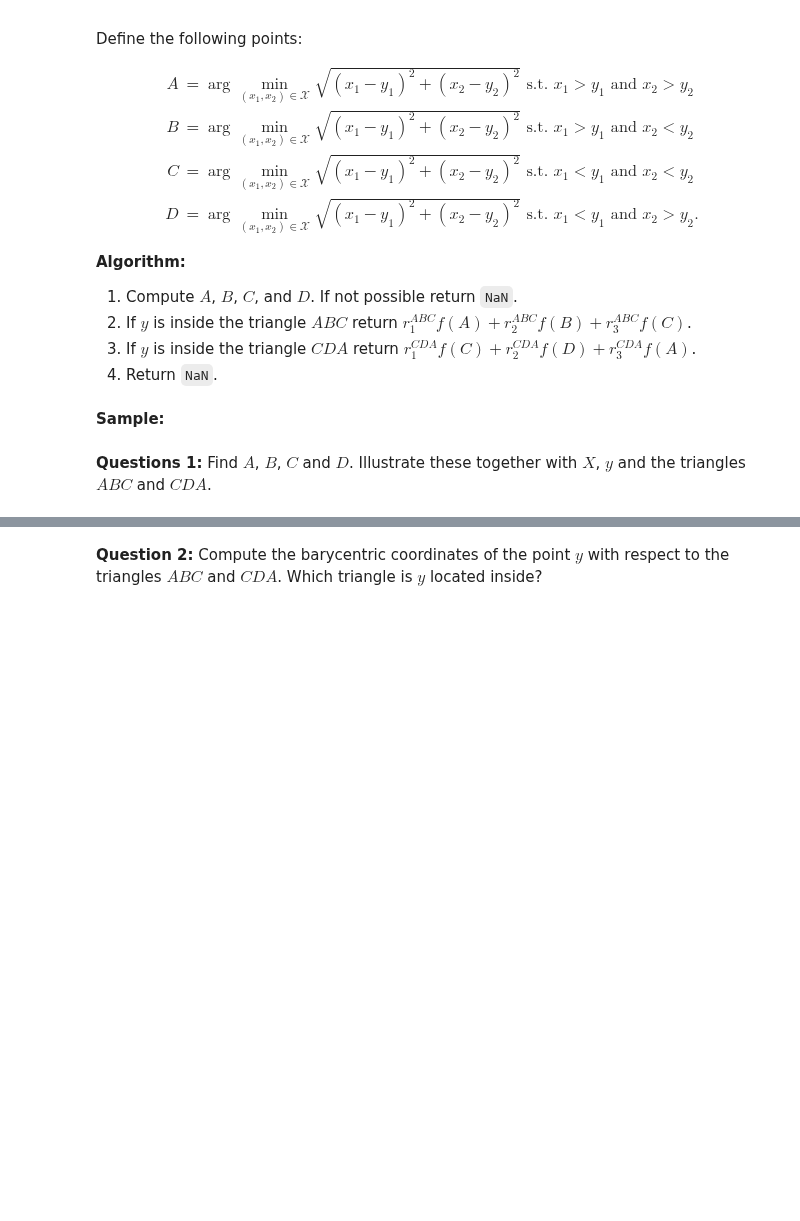
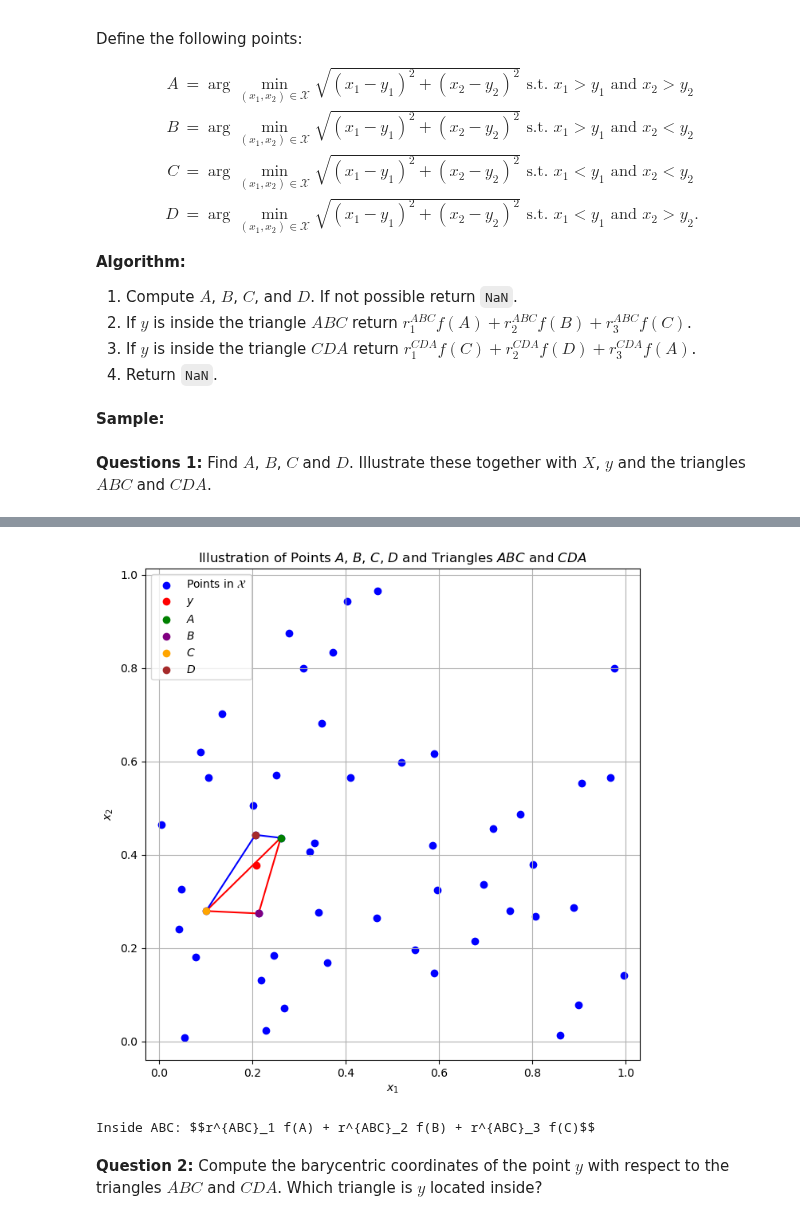
Before and after one commit to NumEconCopenhagen/projects-2024-team-westenholz, a Jupyter notebook: exam_2024/exam_2024.ipynb, the cells around one changed output, grey strips where cells are left out. Saved outputs shown, nothing was run; the diff lists cells and outputs as text; code cells hidden in the pictures; blank space fills up the shorter version.

```diff
--- a/exam_2024/exam_2024.ipynb
+++ b/exam_2024/exam_2024.ipynb
@@ -684,2 +820,66 @@ y = rng.uniform(size=(2,))
+# %%
+# Step 1
+def euclidean_distance(p1, p2):
+    return np.sqrt((p1[0] - p2[0])**2 + (p1[1] - p2[1])**2)
+
+# Step 2
+def find_point(X, y, condition):
+    distances = [euclidean_distance(point, y) if condition(point, y) else np.inf for point in X]
+    min_index = np.argmin(distances)
+    return X[min_index] if distances[min_index] != np.inf else np.nan
+
+A = find_point(X, y, lambda x, y: x[0] > y[0] and x[1] > y[1])
+B = find_point(X, y, lambda x, y: x[0] > y[0] and x[1] < y[1])
+C = find_point(X, y, lambda x, y: x[0] < y[0] and x[1] < y[1])
+D = find_point(X, y, lambda x, y: x[0] < y[0] and x[1] > y[1])
+
+# Step 3
+def is_point_in_triangle(p, A, B, C):
+    # Barycentric coordinates
+    detT = (B[1] - C[1]) * (A[0] - C[0]) + (C[0] - B[0]) * (A[1] - C[1])
+    l1 = ((B[1] - C[1]) * (p[0] - C[0]) + (C[0] - B[0]) * (p[1] - C[1])) / detT
+    l2 = ((C[1] - A[1]) * (p[0] - C[0]) + (A[0] - C[0]) * (p[1] - C[1])) / detT
+    l3 = 1 - l1 - l2
+    return (l1 >= 0) and (l2 >= 0) and (l3 >= 0)
+
+# Step 4
+inside_ABC = is_point_in_triangle(y, A, B, C)
+inside_CDA = is_point_in_triangle(y, C, D, A)
+
+# Step 5
+plt.figure(figsize=(8, 8))
+plt.scatter(X[:, 0], X[:, 1], label='Points in $\mathcal{X}$', color='blue')
+plt.scatter(y[0], y[1], label='$y$', color='red', zorder=5)
+plt.scatter(A[0], A[1], label='$A$', color='green', zorder=5)
+plt.scatter(B[0], B[1], label='$B$', color='purple', zorder=5)
+plt.scatter(C[0], C[1], label='$C$', color='orange', zorder=5)
+plt.scatter(D[0], D[1], label='$D$', color='brown', zorder=5)
+
+# We draw triangles ABC and CDA if points are valid
+if not np.isnan(A).any() and not np.isnan(B).any() and not np.isnan(C).any() and not np.isnan(D).any():
+    plt.plot([A[0], B[0]], [A[1], B[1]], color='red')
+    plt.plot([B[0], C[0]], [B[1], C[1]], color='red')
+    plt.plot([C[0], A[0]], [C[1], A[1]], color='red')
+    plt.plot([C[0], D[0]], [C[1], D[1]], color='blue')
+    plt.plot([D[0], A[0]], [D[1], A[1]], color='blue')
+
+plt.xlabel('$x_1$')
+plt.ylabel('$x_2$')
+plt.title('Illustration of Points $A$, $B$, $C$, $D$ and Triangles $ABC$ and $CDA$')
+plt.legend()
+plt.grid(True)
+plt.axis('equal')
+plt.show()
+
+# We also print the right equation based on the location of y
+if inside_ABC:
+    print(r"Inside ABC: $$r^{ABC}_1 f(A) + r^{ABC}_2 f(B) + r^{ABC}_3 f(C)$$")
+elif inside_CDA:
+    print(r"Inside CDA: $$r^{CDA}_1 f(C) + r^{CDA}_2 f(D) + r^{CDA}_3 f(A)$$")
+else:
+    print("NaN")
+# %% [output]
+[figure, added]
+Inside ABC: $$r^{ABC}_1 f(A) + r^{ABC}_2 f(B) + r^{ABC}_3 f(C)$$
 # %% [markdown]
 **Question 2:** Compute the barycentric coordinates of the point $y$ with respect to the triangles $ABC$ and $CDA$. Which triangle is $y$ located inside?
```
Also changed, not shown: parts of 33 cells of this notebook, 2 other files.
